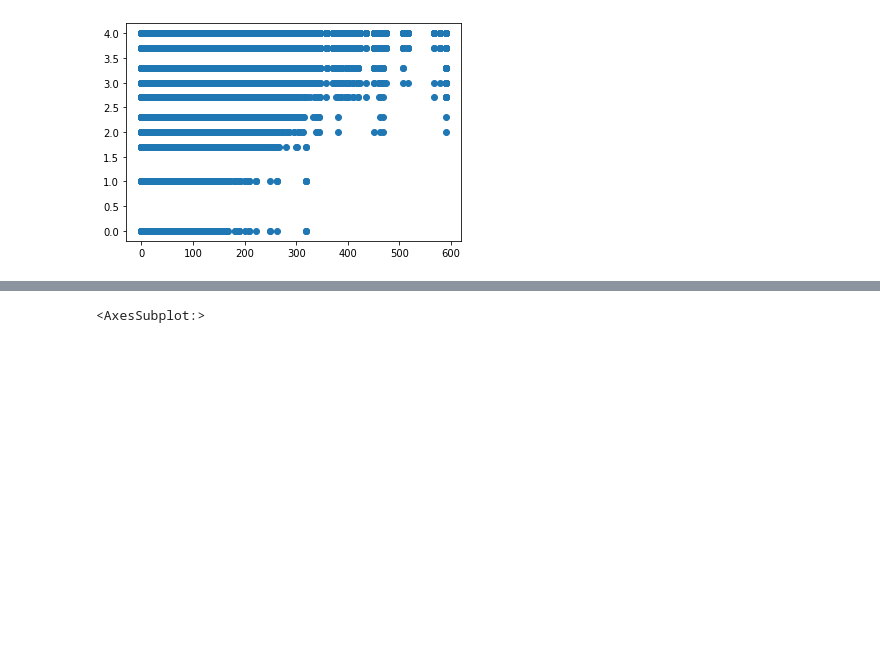
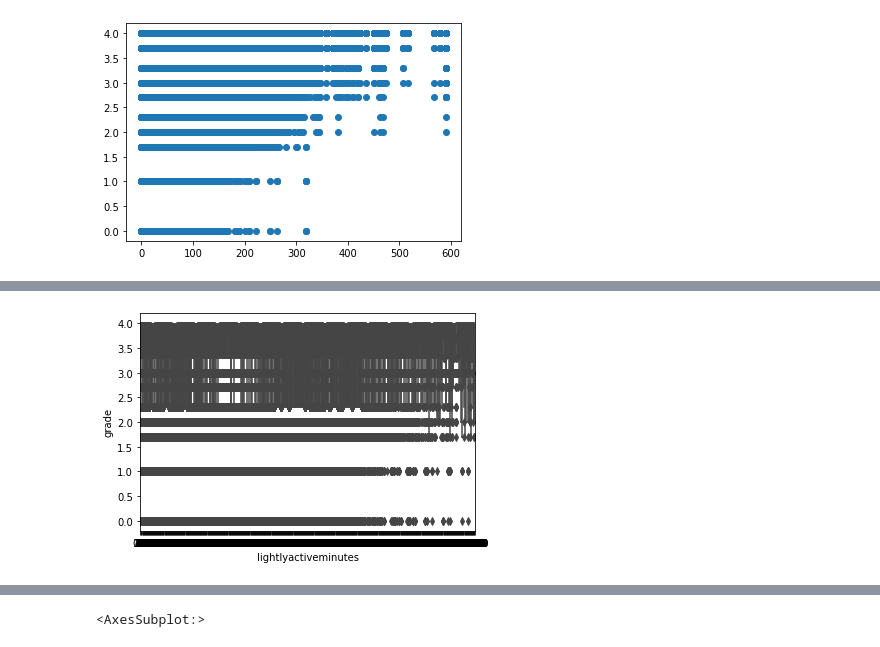
Before and after one commit to EAltunoglu/cmpe492, a Jupyter notebook: activity_grade.ipynb, the cells around one changed output, grey strips where cells are left out. Drawn from its saved outputs; the diff is of its cells as text; code cells hidden in the pictures; blank space fills up the shorter version.

```diff
--- a/activity_grade.ipynb
+++ b/activity_grade.ipynb
@@ -55,0 +62,4 @@ plt.scatter(x, y)
+# %%
+sns.boxplot(x=activity_grade.lightlyactiveminutes, y=activity_grade.grade)
+# %% [output]
+[figure, added]
```
Also changed, not shown: parts of 6 cells of this notebook, 7 other files.
